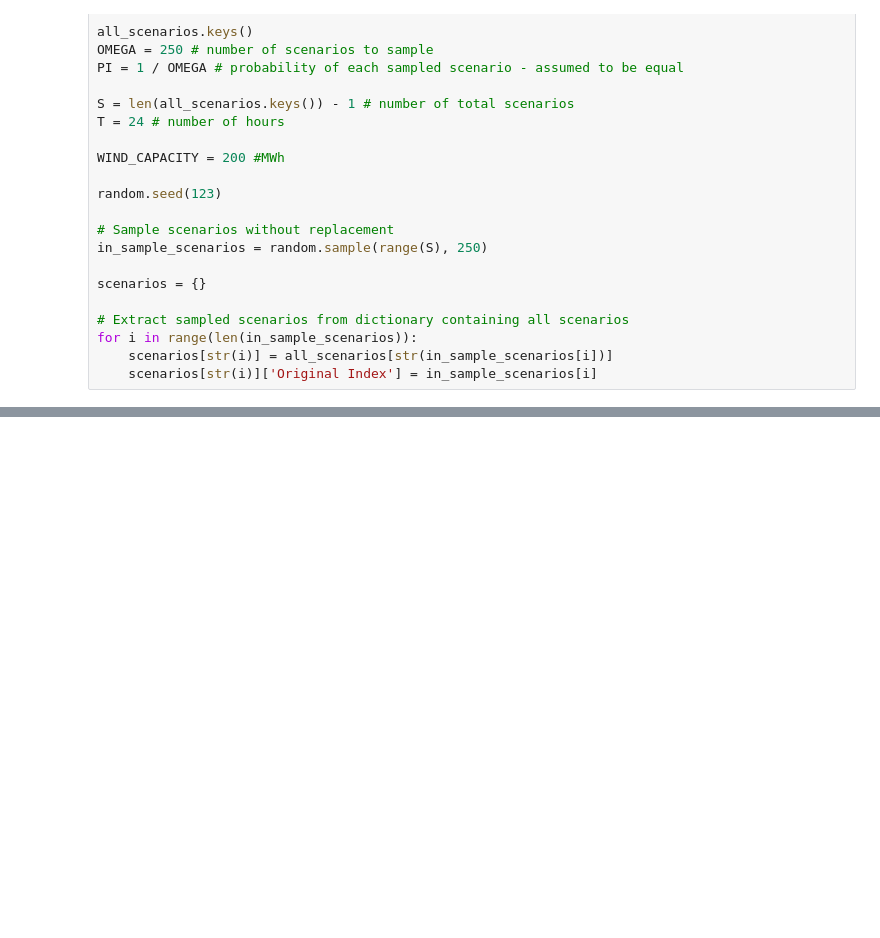
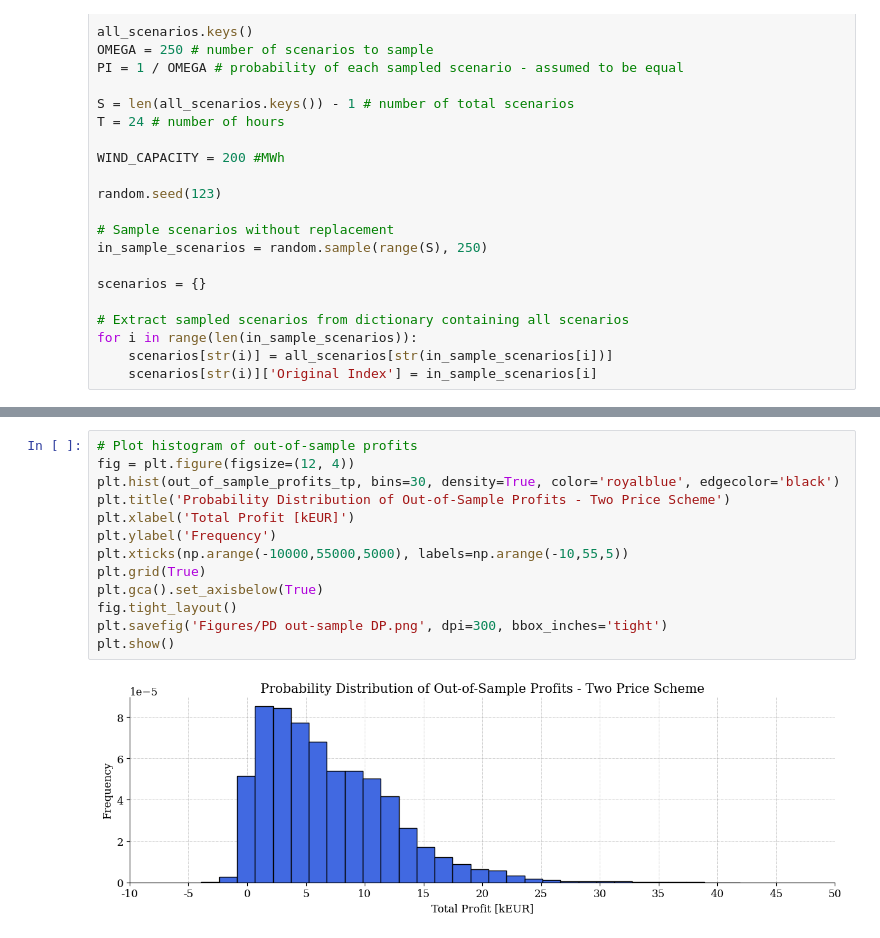
Before and after one commit to Hvid1999/46755, a Jupyter notebook: Assignment 2/task_1d.ipynb, the cells around one changed output, grey strips where cells are left out. Cells and saved outputs as stored; diff of their text form; blank space fills up the shorter version.

```diff
--- a/Assignment 2/task_1d.ipynb
+++ b/Assignment 2/task_1d.ipynb
@@ -200,0 +160,15 @@ print(average_out_of_sample_profit_tp)
+# %%
+# Plot histogram of out-of-sample profits
+fig = plt.figure(figsize=(12, 4))
+plt.hist(out_of_sample_profits_tp, bins=30, density=True, color='royalblue', edgecolor='black')
+plt.title('Probability Distribution of Out-of-Sample Profits - Two Price Scheme')
+plt.xlabel('Total Profit [kEUR]')
+plt.ylabel('Frequency')
+plt.xticks(np.arange(-10000,55000,5000), labels=np.arange(-10,55,5))
+plt.grid(True)
+plt.gca().set_axisbelow(True)
+fig.tight_layout()
+plt.savefig('Figures/PD out-sample DP.png', dpi=300, bbox_inches='tight')
+plt.show()
+# %% [output]
+[figure, added]
```
Also changed, not shown: parts of 13 cells of this notebook, 1 other file.
